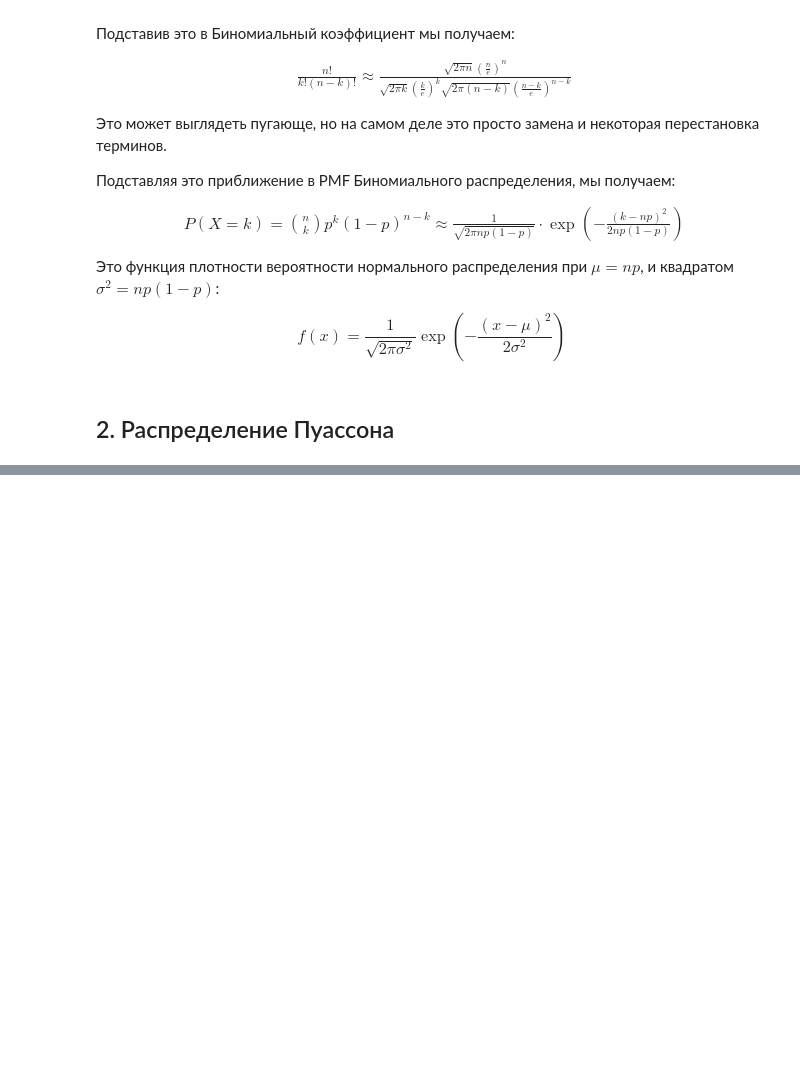
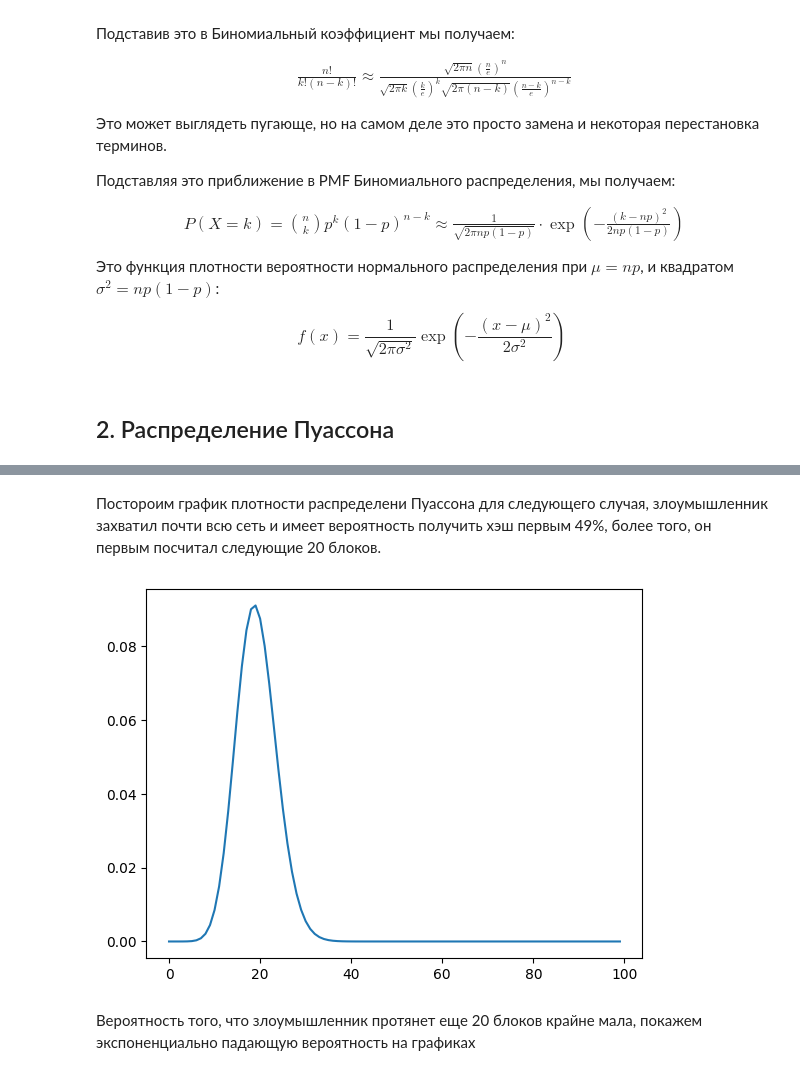
Before and after one commit to funcid/data-science, a Jupyter notebook: 09. Распределения на деле.ipynb, the cells around one changed output, grey strips where cells are left out. Cells and saved outputs as stored; diff of their text form; code cells hidden in the pictures; blank space fills up the shorter version.

Commit message:
Распределение Пуассона для оценки надежности BitCoin

```diff
--- a/09. Распределения на деле.ipynb
+++ b/09. Распределения на деле.ipynb
@@ -140,0 +162,17 @@ $p-value > 0.05$, следовательно у нас хорошие шансы
+# %% [markdown]
+Постороим график плотности распределени Пуассона для следующего случая, злоумышленник захватил почти всю сеть и имеет вероятность получить хэш первым 49%, более того, он первым посчитал следующие 20 блоков.
+# %%
+values = np.arange(0, 100)
+
+q = 0.49
+p = 1 - q
+z = 20
+
+λ = z * q / p
+
+plt.plot(values, sps.poisson(λ).pmf(values))
+plt.show()
+# %% [output]
+[figure, added]
+# %% [markdown]
+Вероятность того, что злоумышленник протянет еще 20 блоков крайне мала, покажем экспоненциально падающую вероятность на графиках
```
Also changed, not shown: parts of 12 cells of this notebook.
